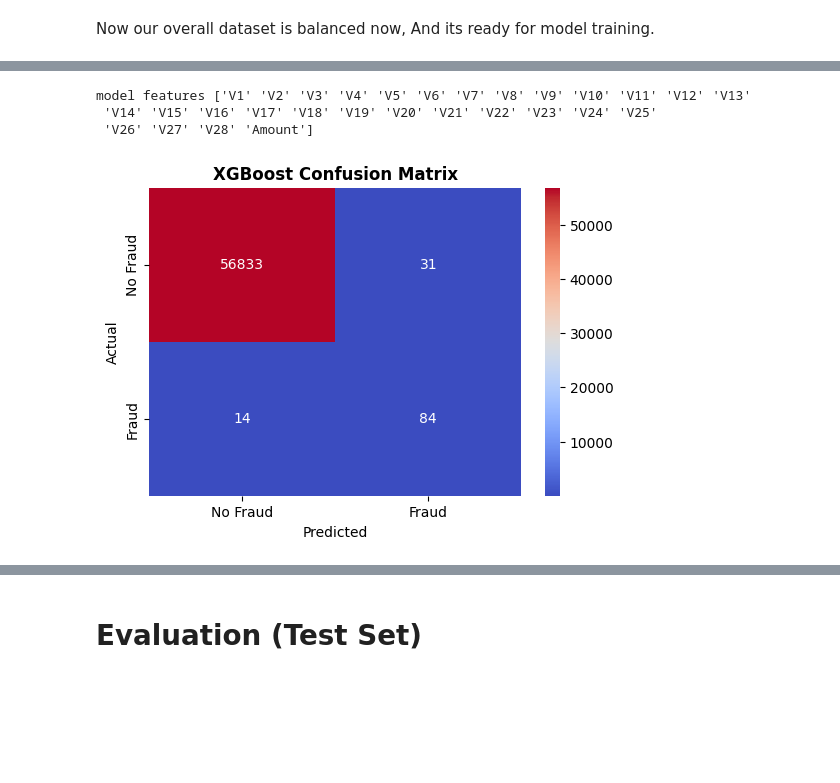
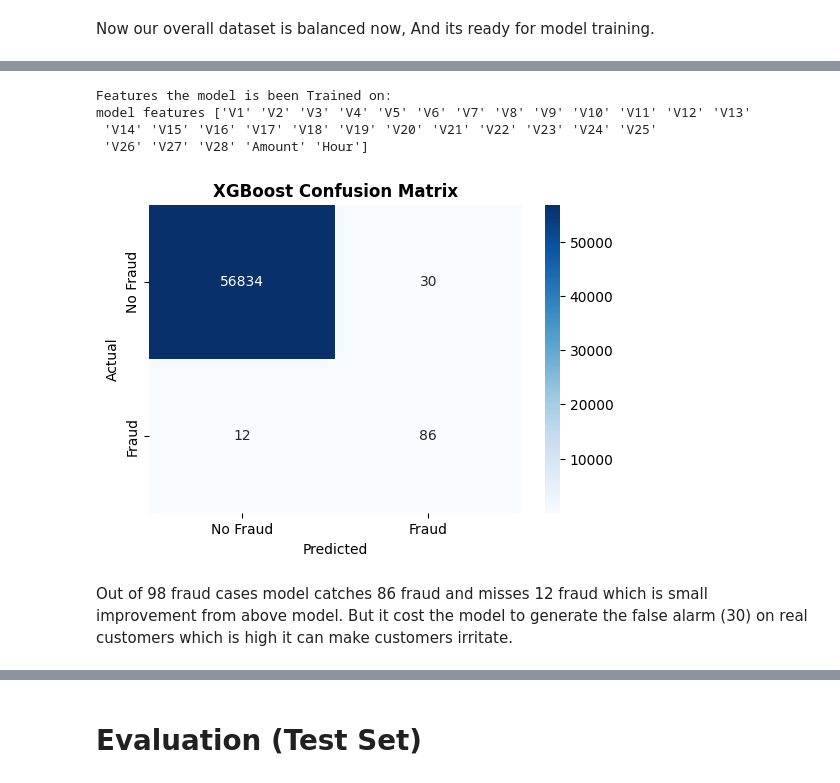
Before and after one commit to ANSHAB786/credit-card-fraud-detection, a Jupyter notebook: data_preprocessing.ipynb, the cells around one changed output, grey strips where cells are left out. Cells and saved outputs as stored; diff of their text form; code cells hidden in the pictures; blank space fills up the shorter version.

```diff
--- a/data_preprocessing.ipynb
+++ b/data_preprocessing.ipynb
@@ -560,18 +564,22 @@ plt.show()
 # %%
+print("Features the model is been Trained on:")
 print("model features", xgb_model.feature_names_in_)
 # %% [output]
+Features the model is been Trained on:
 model features ['V1' 'V2' 'V3' 'V4' 'V5' 'V6' 'V7' 'V8' 'V9' 'V10' 'V11' 'V12' 'V13'
  'V14' 'V15' 'V16' 'V17' 'V18' 'V19' 'V20' 'V21' 'V22' 'V23' 'V24' 'V25'
- 'V26' 'V27' 'V28' 'Amount']
+ 'V26' 'V27' 'V28' 'Amount' 'Hour']
 # %%
 # XGBoost Confusion Matrix
 
 cm = confusion_matrix(y_test, xgb_pred)
 plt.figure(figsize=(6,4))
-sns.heatmap(cm, annot=True, fmt = 'd', cmap='coolwarm', xticklabels= ['No Fraud', 'Fraud'], yticklabels= ['No Fraud', 'Fraud'])
+sns.heatmap(cm, annot=True, fmt = 'd', cmap='Blues', xticklabels= ['No Fraud', 'Fraud'], yticklabels= ['No Fraud', 'Fraud'])
 plt.title("XGBoost Confusion Matrix", weight = 'bold')
 plt.xlabel("Predicted")
 plt.ylabel("Actual")
 plt.show()
 # %% [output]
-[figure, old version]
+[figure, new version]
+# %% [markdown]
+Out of 98 fraud cases model catches 86 fraud and misses 12 fraud which is small improvement from above model. But it cost the model to generate the false alarm (30) on real customers which is high it can make customers irritate.
```
Also changed, not shown: parts of 31 cells of this notebook.
